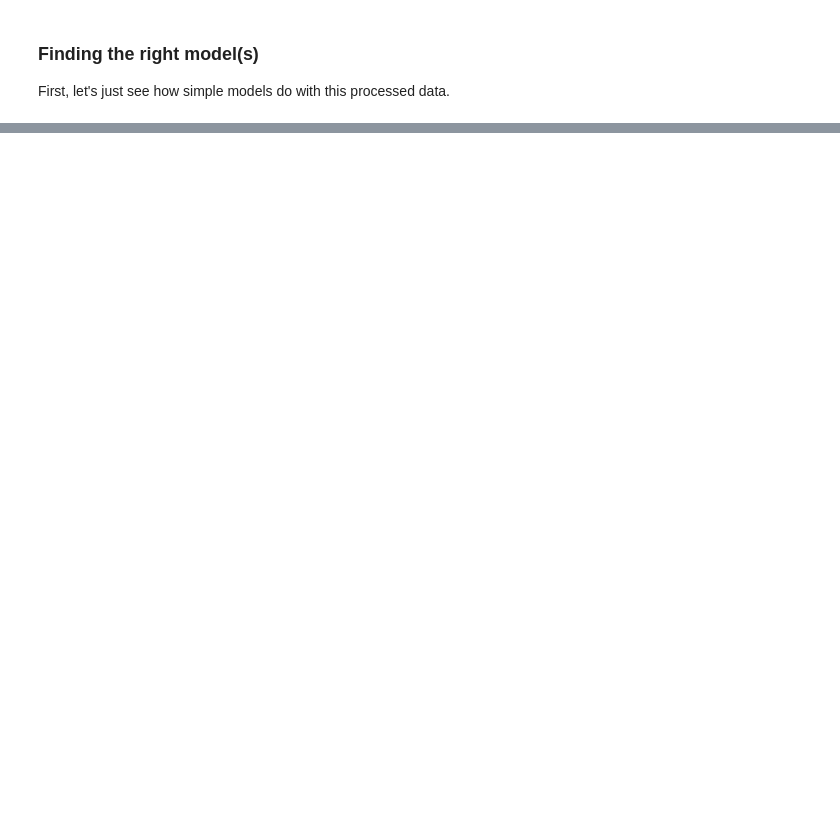
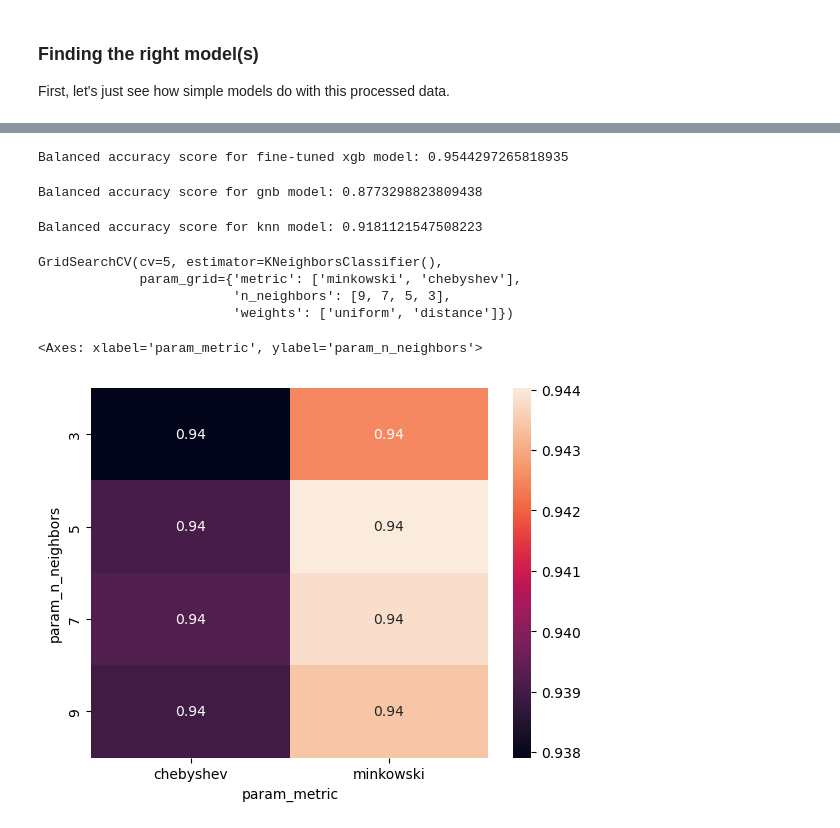
Before and after one commit to jaqueshere/kaggle-playground-stellar, a Jupyter notebook: kaggle-astro-training.ipynb, the cells around one changed output, grey strips where cells are left out. Drawn from its saved outputs; the diff is of its cells as text; code cells hidden in the pictures; blank space fills up the shorter version.

```diff
--- a/kaggle-astro-training.ipynb
+++ b/kaggle-astro-training.ipynb
@@ -298,0 +310,53 @@ Balanced accuracy score for fine-tuned xgb model: 0.9546667210344021
+# %%
+xgb_tuned = XGBClassifier(max_depth=11, colsample_bytree=0.8, learning_rate=0.5)
+
+train_X, val_X, train_y, val_y = train_test_split(X_adjusted_filters, y)
+xgb_tuned.fit(train_X, train_y)
+val_predictions = xgb_tuned.predict(val_X)
+print(f"Balanced accuracy score for fine-tuned xgb model: {balanced_accuracy_score(val_y, val_predictions)}")
+# %% [output]
+Balanced accuracy score for fine-tuned xgb model: 0.9544297265818935
+# %%
+from sklearn.naive_bayes import GaussianNB
+
+gnb = GaussianNB()
+
+gnb.fit(train_X, train_y)
+val_predictions = gnb.predict(val_X)
+print(f"Balanced accuracy score for gnb model: {balanced_accuracy_score(val_y, val_predictions)}")
+# %% [output]
+Balanced accuracy score for gnb model: 0.8773298823809438
+# %%
+from sklearn.neighbors import KNeighborsClassifier
+
+knn = KNeighborsClassifier()
+
+knn.fit(train_X, train_y)
+val_predictions = knn.predict(val_X)
+print(f"Balanced accuracy score for knn model: {balanced_accuracy_score(val_y, val_predictions)}")
+# %% [output]
+Balanced accuracy score for knn model: 0.9181121547508223
+# %%
+# Fine tune kneighborsclassifier
+
+param_grid = {
+    'n_neighbors': [9, 7, 5, 3],
+    'metric': ['minkowski', 'chebyshev'],
+    'weights': ['uniform', 'distance']
+
+}
+grid_search = GridSearchCV(knn, param_grid, cv=5)
+grid_search.fit(train_X, train_y)
+# %% [output]
+GridSearchCV(cv=5, estimator=KNeighborsClassifier(),
+             param_grid={'metric': ['minkowski', 'chebyshev'],
+                         'n_neighbors': [9, 7, 5, 3],
+                         'weights': ['uniform', 'distance']})
+# %%
+grid_results_df = pd.DataFrame(grid_search.cv_results_)
+
+viz_data = grid_results_df.pivot_table(index='param_n_neighbors', columns='param_metric', values='mean_test_score')
+sns.heatmap(viz_data, annot=True)
+# %% [output]
+<Axes: xlabel='param_metric', ylabel='param_n_neighbors'>
+[figure, added]
```
Also changed, not shown: parts of 32 cells of this notebook, 4 other files.
